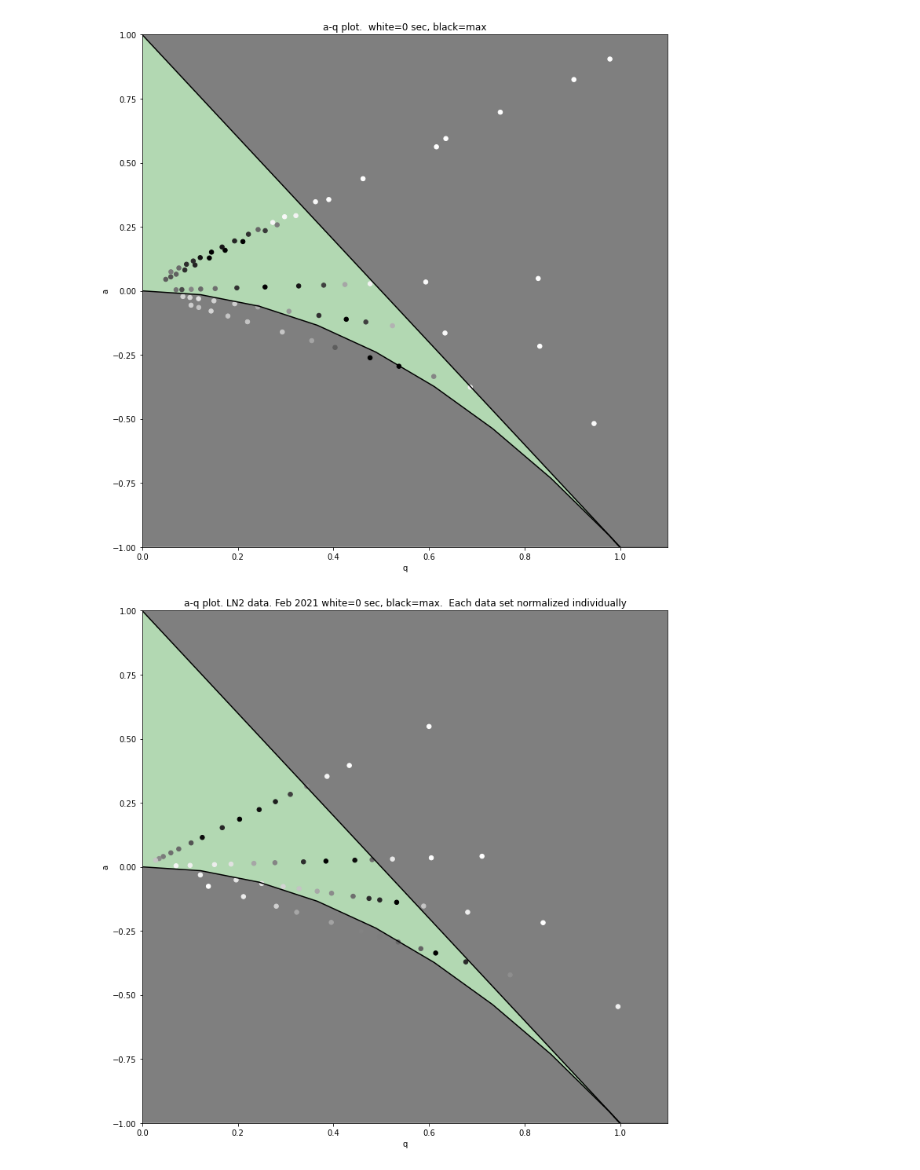
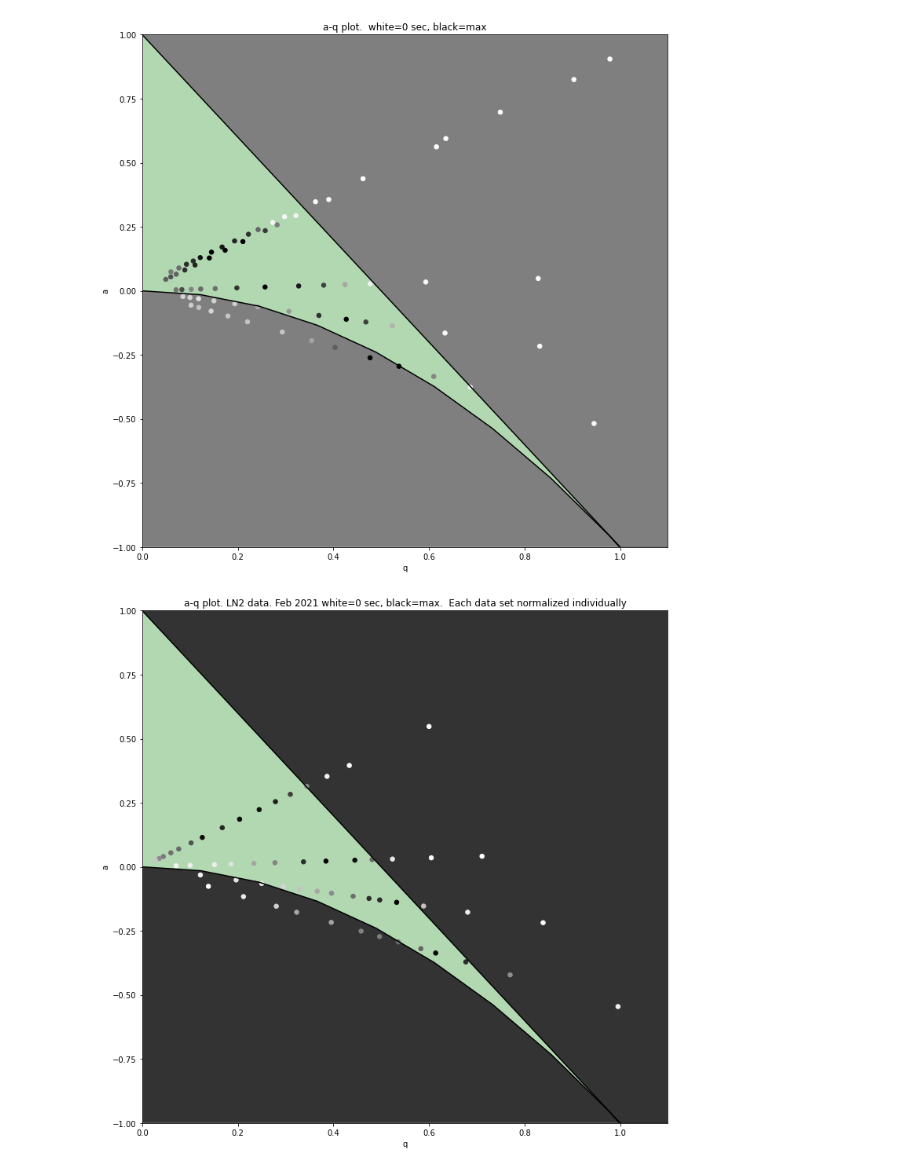
Before and after one commit to roberthart56/SCFAB, a Jupyter notebook: SC_lab/Projects/rotating_saddle/Measurements/Plotting/Plotting_example.ipynb, the cells around one changed output. Drawn from its saved outputs; the diff is of its cells as text; code cells hidden in the pictures.

```diff
--- a/SC_lab/Projects/rotating_saddle/Measurements/Plotting/Plotting_example.ipynb
+++ b/SC_lab/Projects/rotating_saddle/Measurements/Plotting/Plotting_example.ipynb
@@ -443,33 +443,33 @@ a_p5 = q_p5 * slope_p5
 #a_p6 = q_p6 * slope_p6
 
 # fig = plt.figure(figsize=(12, 12))
 # plt.title('q-time plot, comparing two saddles. P3:blue  P6:black')
 # plt.xlabel('q')
 # plt.ylabel('Normalized trapping time')
 
 # plt.plot(q_p3, data_p3/data_p3.max(),  'bo')
 # plt.plot(q_p6, data_p6/data_p6.max(), 'ko')
 
 # plt.show()
 
 
 fig = plt.figure(figsize=(12, 12))
 plt.title('a-q plot. LN2 data. Feb 2021 white=0 sec, black=max.  Each data set normalized individually')
 plt.xlabel('q')
 plt.ylabel('a')
 plt.plot(q,line1, 'k')
 plt.plot(q,line2, 'k')
-plt.fill_between(q, line1, 1, facecolor='black', alpha=0.5)
-plt.fill_between(q, -1, line2, facecolor='black', alpha=0.5)
+plt.fill_between(q, line1, 1, facecolor='black', alpha=0.8)
+plt.fill_between(q, -1, line2, facecolor='black', alpha=0.8)
 plt.fill_between(q, line1, line2, facecolor='green', alpha=0.3)
 plt.scatter(q_p2, a_p2, c=1-data_n_p2, s=30)
 plt.scatter(q_p3, a_p3, c=1-data_n_p3, s=30)
 # plt.scatter(q_p6, a_p6+0.02, c=1-data_n_p6, s=30)
 plt.scatter(q_p4, a_p4, c=1-data_n_p4, s=30)
 plt.scatter(q_p5, a_p5, c=1-data_n_p5, s=30)
 plt.gray()
 plt.xlim([0, 1.1])
 plt.ylim([-1, 1])
 plt.show()
 # %% [output]
-[figure, old version]
+[figure, new version]
```
Also changed, not shown: parts of 1 cell of this notebook, 5 other files.
